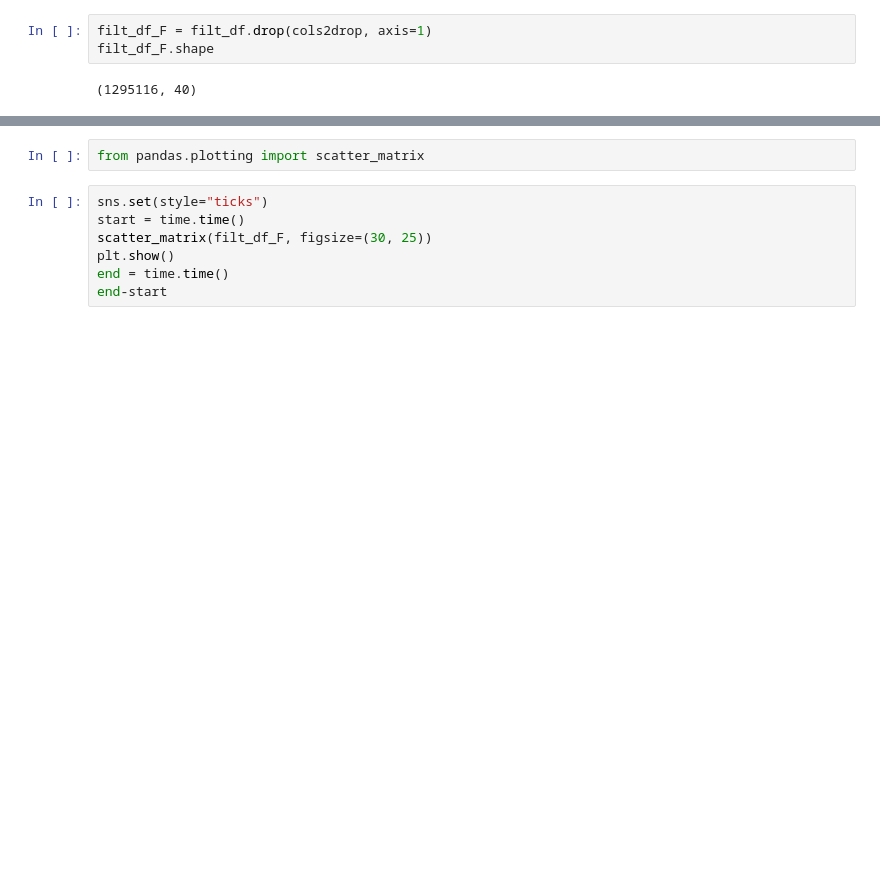
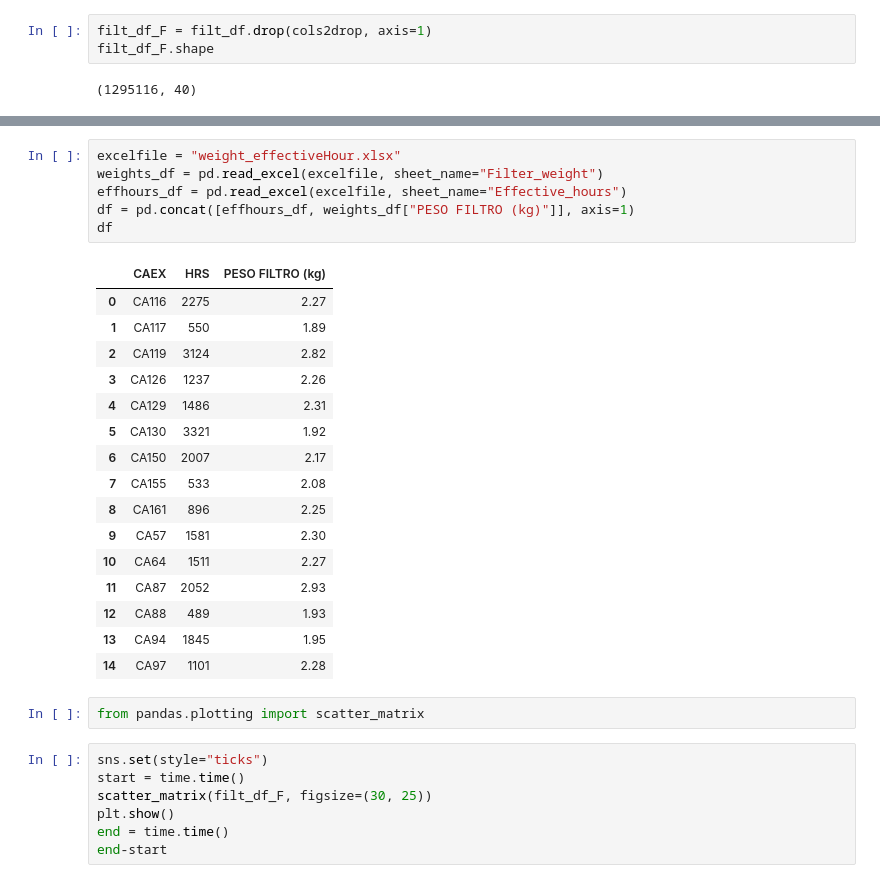
Before and after one commit to ddiazal/PredictiveMaintenance, a Jupyter notebook: filtersAnalysis.ipynb, the cells around one changed output, grey strips where cells are left out. Saved outputs shown, nothing was run; the diff lists cells and outputs as text; blank space fills up the shorter version.

Commit message:
Adding effective hours and filter's weights

```diff
--- a/filtersAnalysis.ipynb
+++ b/filtersAnalysis.ipynb
@@ -223,3 +217,26 @@ end - start
+# %%
+excelfile = "weight_effectiveHour.xlsx"
+weights_df = pd.read_excel(excelfile, sheet_name="Filter_weight")
+effhours_df = pd.read_excel(excelfile, sheet_name="Effective_hours")
+df = pd.concat([effhours_df, weights_df["PESO FILTRO (kg)"]], axis=1)
+df
+# %% [output]
+|  | CAEX | HRS | PESO FILTRO (kg) |
+| 0 | CA116 | 2275 | 2.27 |
+| 1 | CA117 | 550 | 1.89 |
+| 2 | CA119 | 3124 | 2.82 |
+| 3 | CA126 | 1237 | 2.26 |
+| 4 | CA129 | 1486 | 2.31 |
+| 5 | CA130 | 3321 | 1.92 |
+| 6 | CA150 | 2007 | 2.17 |
+| 7 | CA155 | 533 | 2.08 |
+| 8 | CA161 | 896 | 2.25 |
+| 9 | CA57 | 1581 | 2.30 |
+| 10 | CA64 | 1511 | 2.27 |
+| 11 | CA87 | 2052 | 2.93 |
+| 12 | CA88 | 489 | 1.93 |
+| 13 | CA94 | 1845 | 1.95 |
+| 14 | CA97 | 1101 | 2.28 |
 # %%
 from pandas.plotting import scatter_matrix
 # %%
```
Also changed, not shown: parts of 6 cells of this notebook.
